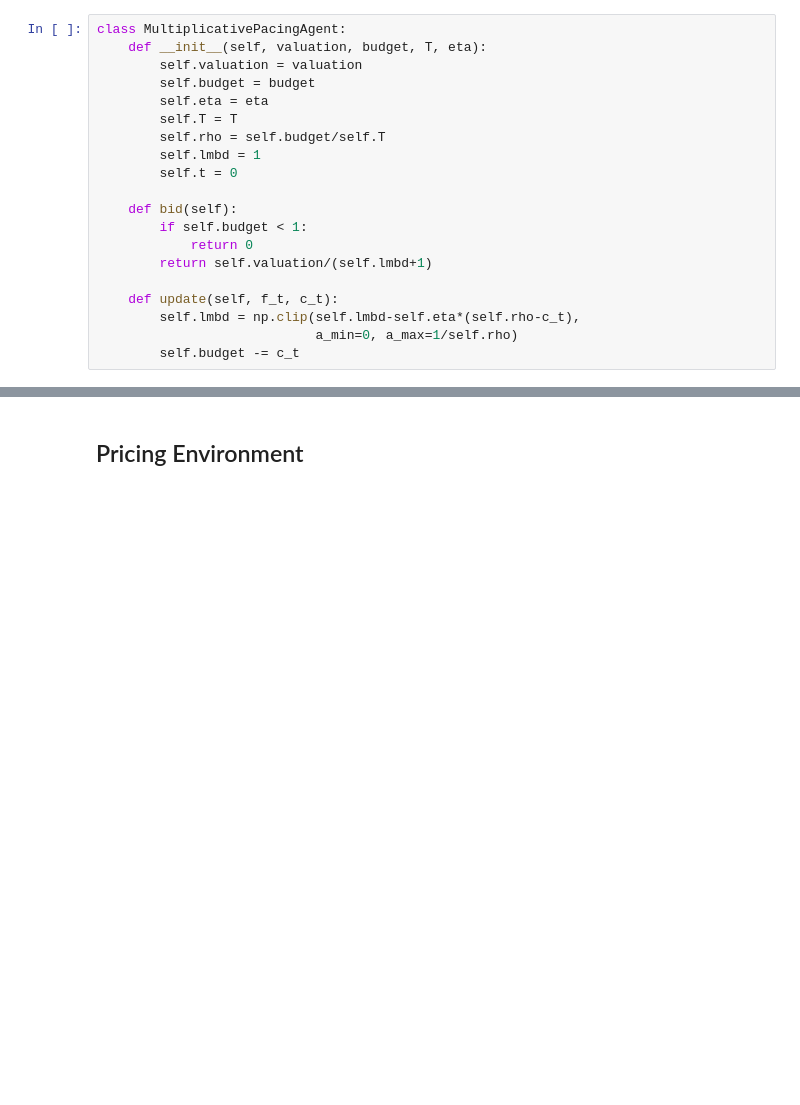
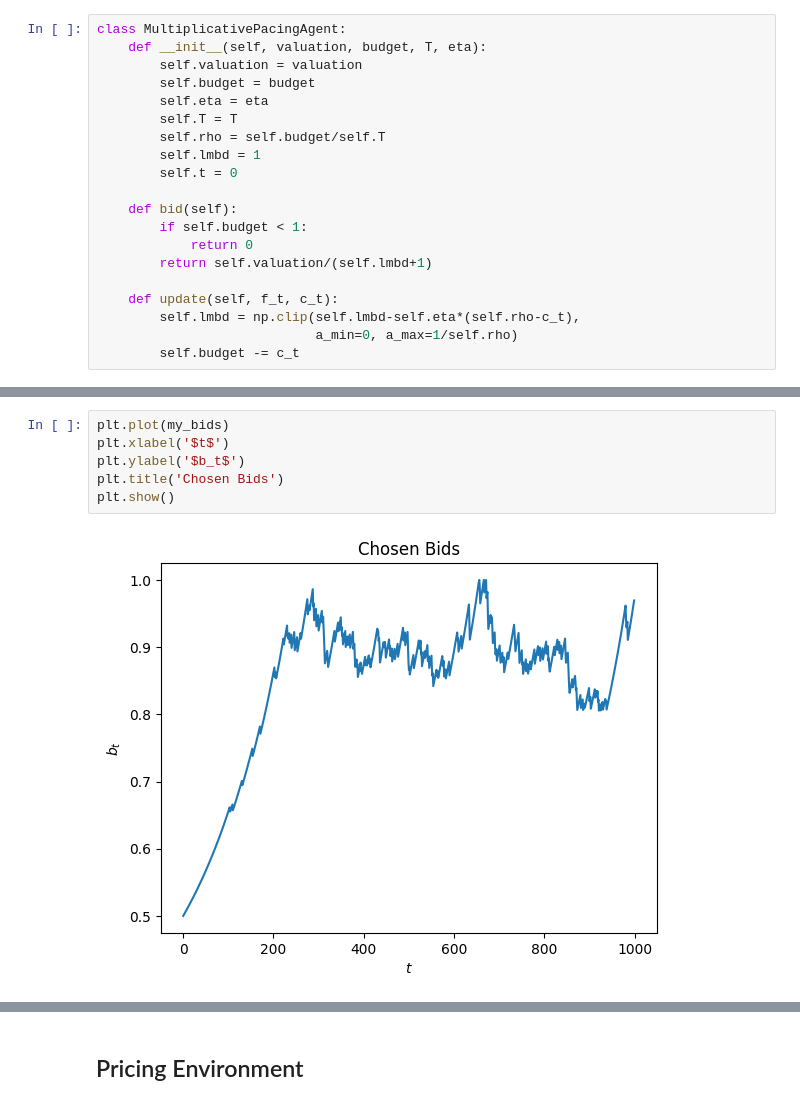
Before and after one commit to mvarenneensta/OLA24, a Jupyter notebook: project.ipynb, the cells around one changed output, grey strips where cells are left out. Saved outputs shown, nothing was run; the diff lists cells and outputs as text; blank space fills up the shorter version.

```diff
--- a/project.ipynb
+++ b/project.ipynb
@@ -166,0 +167,8 @@ Total # of Wins: 145
+# %%
+plt.plot(my_bids)
+plt.xlabel('$t$')
+plt.ylabel('$b_t$')
+plt.title('Chosen Bids')
+plt.show()
+# %% [output]
+[figure, added]
```
Also changed, not shown: parts of 14 cells of this notebook.
